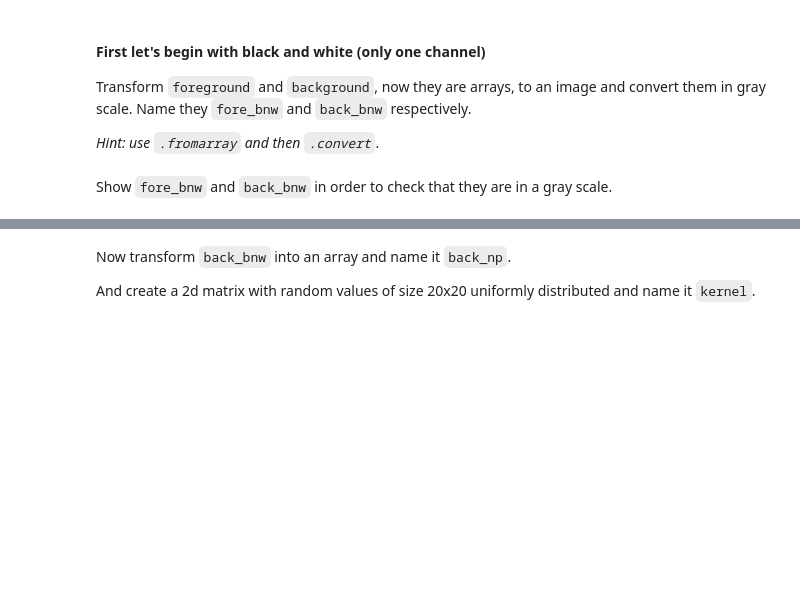
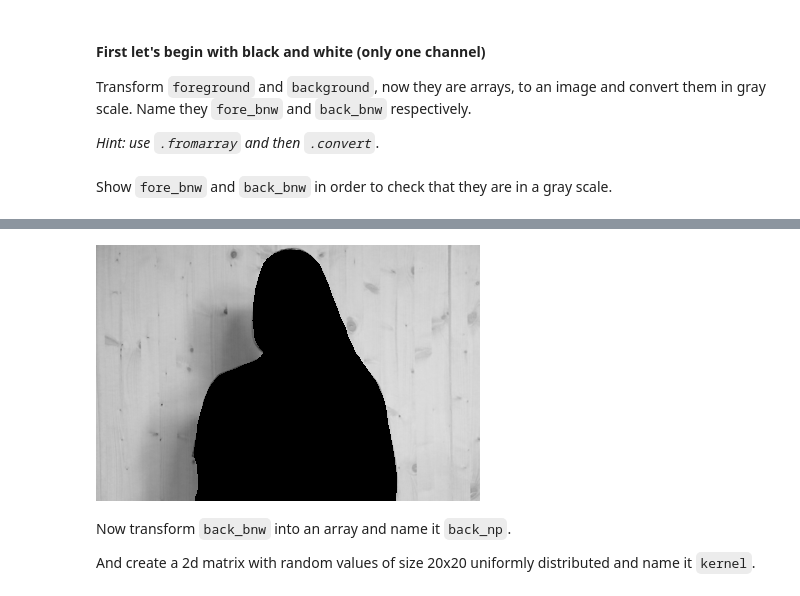
Before and after one commit to blancalluch/ImageSegmentation, a Jupyter notebook: main.ipynb, the cells around one changed output, grey strips where cells are left out. Saved outputs shown, nothing was run; the diff lists cells and outputs as text; code cells hidden in the pictures; blank space fills up the shorter version.

```diff
--- a/main.ipynb
+++ b/main.ipynb
@@ -93,3 +140,7 @@ Show `fore_bnw` and `back_bnw` in order to check that they are in a gray scale.
+# %%
+back_bnw
+# %% [output]
+[figure, added]
 # %% [markdown]
 Now transform `back_bnw` into an array and name it `back_np`.
 
```
Also changed, not shown: parts of 42 cells of this notebook, 2 other files.
